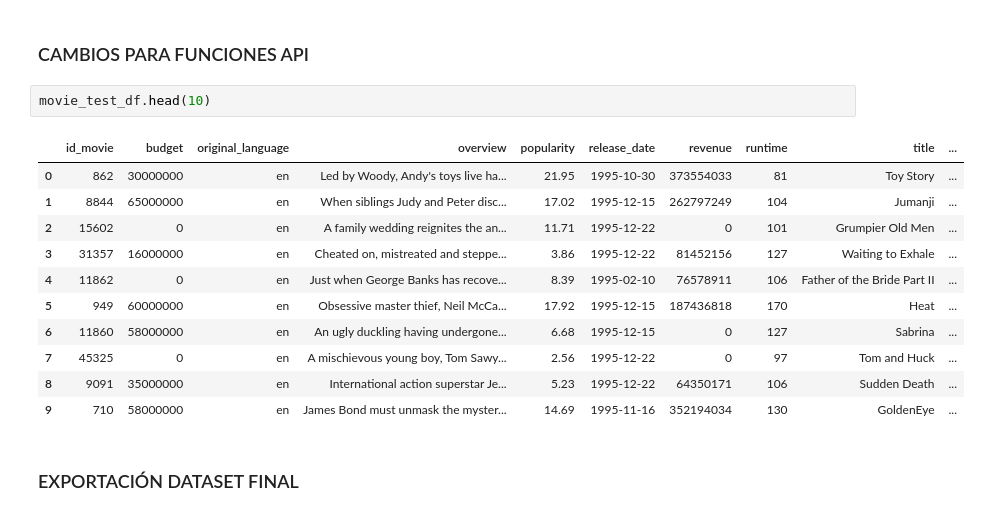
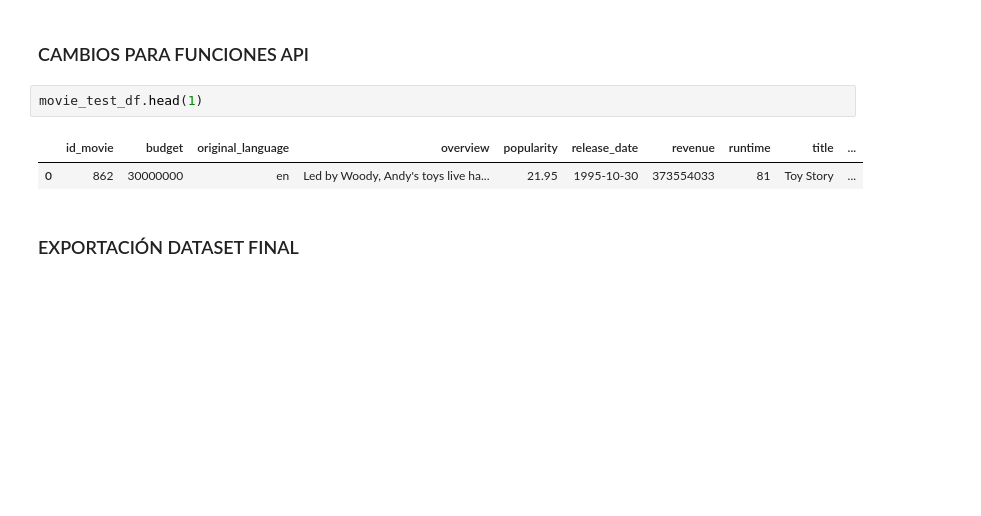
Before and after one commit to Halsey26/Movie_recomendation_ML, a Jupyter notebook: ETL/ETL_movie.ipynb, the cells around one changed output. Saved outputs shown, nothing was run; the diff lists cells and outputs as text; blank space fills up the shorter version.

```diff
--- a/ETL/ETL_movie.ipynb
+++ b/ETL/ETL_movie.ipynb
@@ -314,19 +315,10 @@ movie_test_df= reordena_colum(movie_test_df, 'id_movie', 0)
 # %% [markdown]
 ### CAMBIOS PARA FUNCIONES API
 # %%
-movie_test_df.head(10)
+movie_test_df.head(1)
 # %% [output]
 |  | id_movie | budget | original_language | overview | popularity | release_date | revenue | runtime | title | ... |
 | 0 | 862 | 30000000 | en | Led by Woody, Andy's toys live ha... | 21.95 | 1995-10-30 | 373554033 | 81 | Toy Story | ... |
-| 1 | 8844 | 65000000 | en | When siblings Judy and Peter disc... | 17.02 | 1995-12-15 | 262797249 | 104 | Jumanji | ... |
-| 2 | 15602 | 0 | en | A family wedding reignites the an... | 11.71 | 1995-12-22 | 0 | 101 | Grumpier Old Men | ... |
-| 3 | 31357 | 16000000 | en | Cheated on, mistreated and steppe... | 3.86 | 1995-12-22 | 81452156 | 127 | Waiting to Exhale | ... |
-| 4 | 11862 | 0 | en | Just when George Banks has recove... | 8.39 | 1995-02-10 | 76578911 | 106 | Father of the Bride Part II | ... |
-| 5 | 949 | 60000000 | en | Obsessive master thief, Neil McCa... | 17.92 | 1995-12-15 | 187436818 | 170 | Heat | ... |
-| 6 | 11860 | 58000000 | en | An ugly duckling having undergone... | 6.68 | 1995-12-15 | 0 | 127 | Sabrina | ... |
-| 7 | 45325 | 0 | en | A mischievous young boy, Tom Sawy... | 2.56 | 1995-12-22 | 0 | 97 | Tom and Huck | ... |
-| 8 | 9091 | 35000000 | en | International action superstar Je... | 5.23 | 1995-12-22 | 64350171 | 106 | Sudden Death | ... |
-| 9 | 710 | 58000000 | en | James Bond must unmask the myster... | 14.69 | 1995-11-16 | 352194034 | 130 | GoldenEye | ... |
 # %% [markdown]
 ### EXPORTACIÓN DATASET FINAL
 # %%
```
Also changed, not shown: parts of 4 cells of this notebook, 5 other files.
